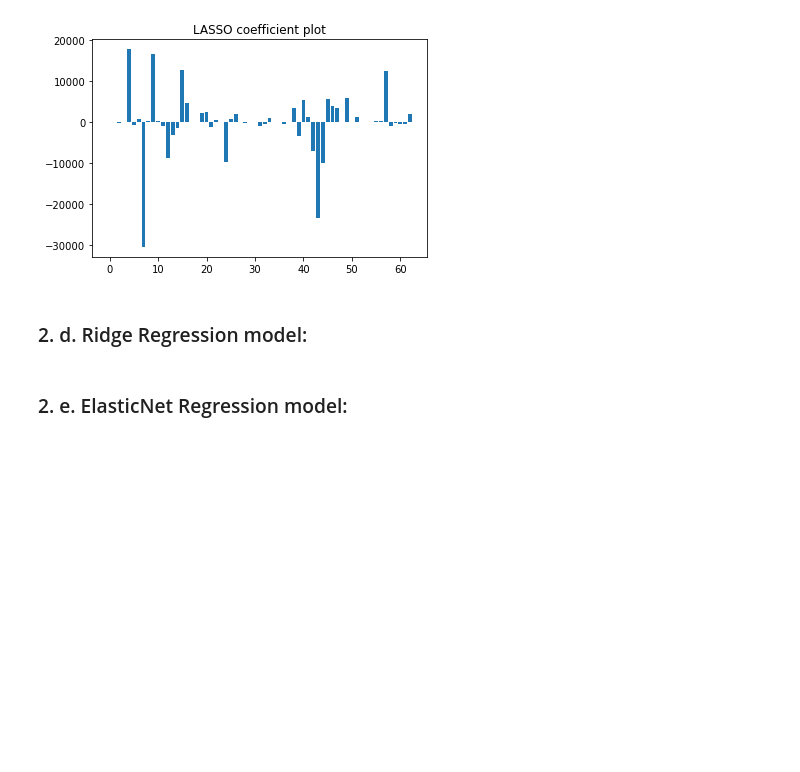
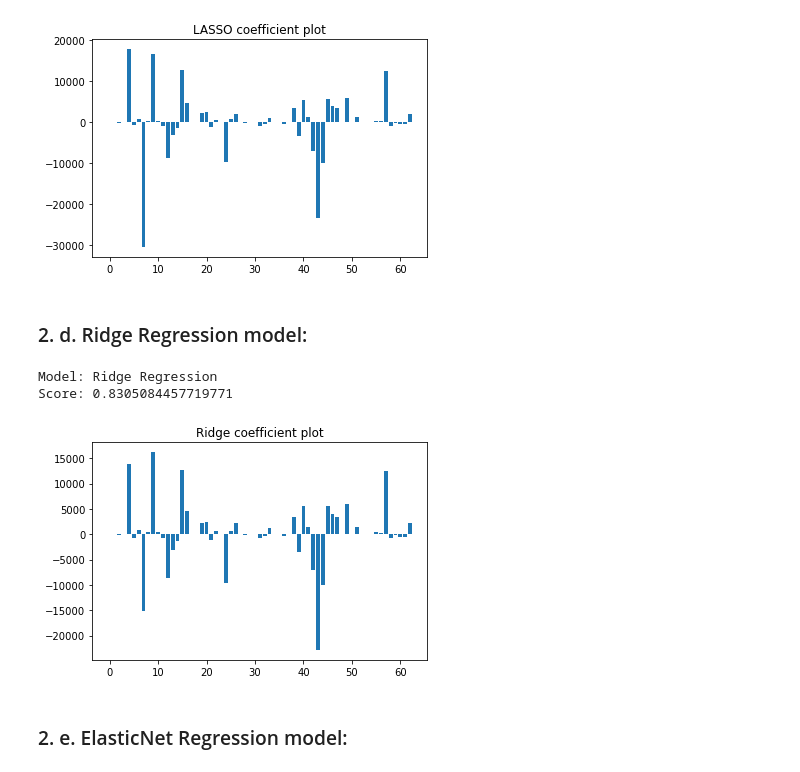
Before and after one commit to NKS8/California-Housing-Price-Predictor, a Jupyter notebook: static/data/housing.ipynb, the cells around one changed output. Drawn from its saved outputs; the diff is of its cells as text; code cells hidden in the pictures; blank space fills up the shorter version.

Commit message:
Ridge Regression model tested, score checked, and coefficients are plotted.

```diff
--- a/static/data/housing.ipynb
+++ b/static/data/housing.ipynb
@@ -306,14 +306,18 @@ Score: 0.8305100007888072
 # %% [markdown]
 ### 2. d. Ridge Regression model:
 # %%
-# from sklearn.linear_model import Ridge
-# reg = Ridge().fit(X_train, y_train)
-# print('Model: Ridge Regression')
-# print(f'Score: {reg.score(X_test, y_test)}\n')
-# plt.bar(np.arange(len(reg.coef_)), reg.coef_)
-# plt.title(f'Ridge coefficient plot')
-# plt.savefig("../images/RidgeRegCoef.png")
-# plt.show()
+from sklearn.linear_model import Ridge
+reg = Ridge().fit(X_train, y_train)
+print('Model: Ridge Regression')
+print(f'Score: {reg.score(X_test, y_test)}\n')
+plt.bar(np.arange(len(reg.coef_)), reg.coef_)
+plt.title(f'Ridge coefficient plot')
+plt.savefig("../images/RidgeRegCoef.png")
+plt.show()
+# %% [output]
+Model: Ridge Regression
+Score: 0.8305084457719771
+[figure, added]
 # %% [markdown]
 ### 2. e. ElasticNet Regression model:
 # %%
```
